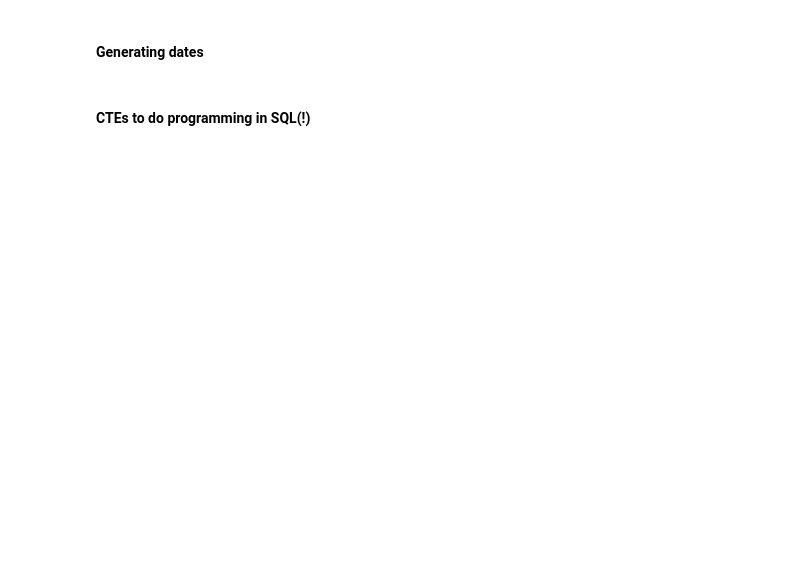
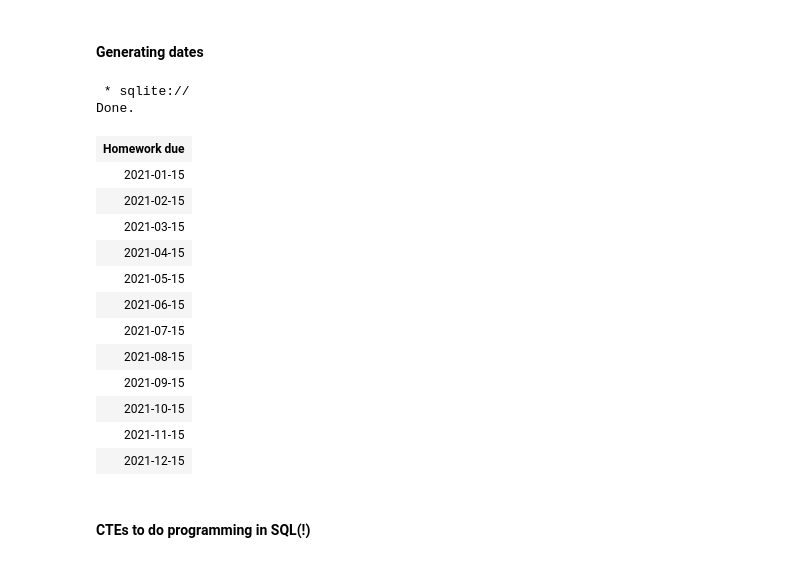
Before and after one commit to malcolmsfraser/bios823-personal, a Jupyter notebook: notebooks/A09_SQL_Queries_02.ipynb, the cells around one changed output. Saved outputs shown, nothing was run; the diff lists cells and outputs as text; code cells hidden in the pictures; blank space fills up the shorter version.

```diff
--- a/notebooks/A09_SQL_Queries_02.ipynb
+++ b/notebooks/A09_SQL_Queries_02.ipynb
@@ -214,12 +354,28 @@ SELECT * FROM count
 # %%
 %%sql
 
 WITH RECURSIVE make_dates(d) AS (
     SELECT '2021-01-15'
         UNION ALL
-    SELECT DATE(d, '+1 MONTHS') FROM make_dates WHERe d < '2021-12'
+    SELECT DATE(d, '+1 MONTHS') FROM make_dates WHERE d < '2021-12'
 )
 SELECT d AS "Homework due" FROM make_dates
+# %% [output]
+ * sqlite://
+Done.
+| Homework due |
+| 2021-01-15 |
+| 2021-02-15 |
+| 2021-03-15 |
+| 2021-04-15 |
+| 2021-05-15 |
+| 2021-06-15 |
+| 2021-07-15 |
+| 2021-08-15 |
+| 2021-09-15 |
+| 2021-10-15 |
+| 2021-11-15 |
+| 2021-12-15 |
 # %% [markdown]
 #### CTEs to do programming in SQL(!)
 # %%
```
Also changed, not shown: parts of 59 cells of this notebook.
